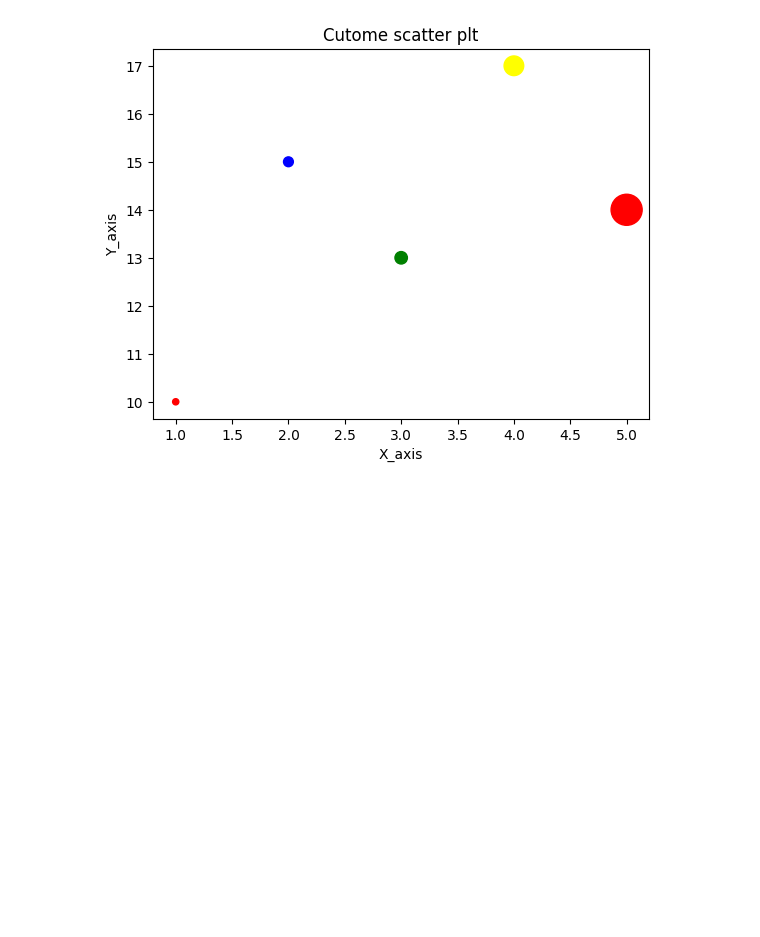
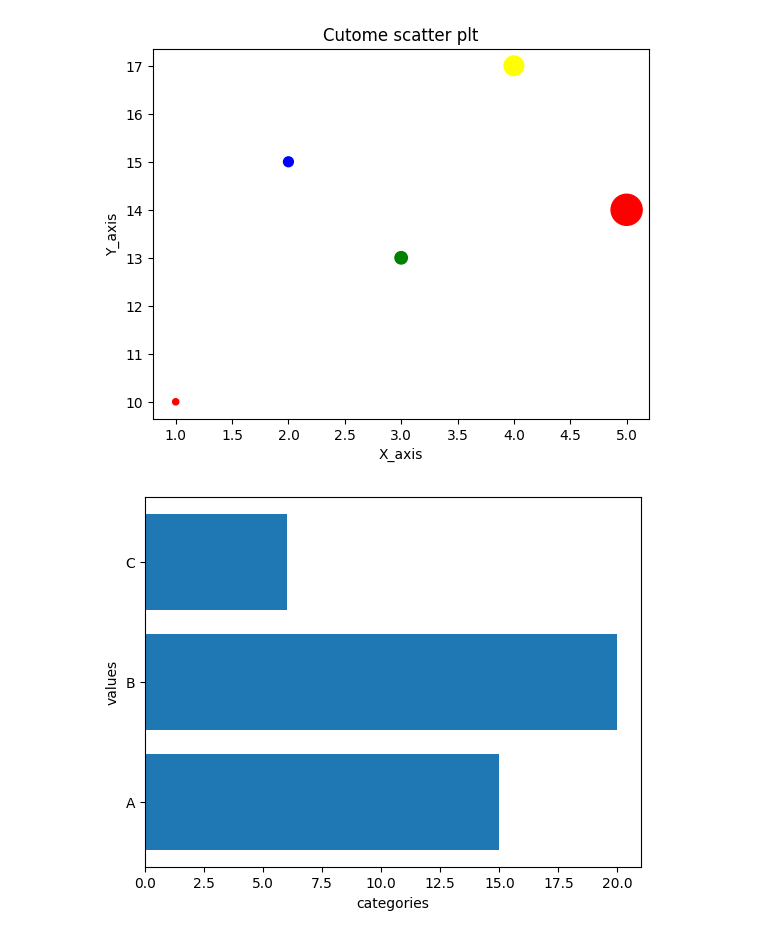
Before and after one commit to Azinkarimzad/phthon_SWC_24, a Jupyter notebook: day_1.ipynb, the cells around one changed output. Saved outputs shown, nothing was run; the diff lists cells and outputs as text; code cells hidden in the pictures; blank space fills up the shorter version.

```diff
--- a/day_1.ipynb
+++ b/day_1.ipynb
@@ -410,11 +410,19 @@ plt.show()
 [figure]
 # %%
 #Horizental bar chart
-categories=[]
-values=[]
+categories=['A','B','C']
+values=[15,20,6]
 
 #create horizental charts
 
-plt.barh()
+plt.barh(categories,values)
 
 #add titles and labels
+plt.xlabel('categories')
+plt.ylabel('values')
+
+#Display
+plt.show()
+#
+# %% [output]
+[figure, added]
```
